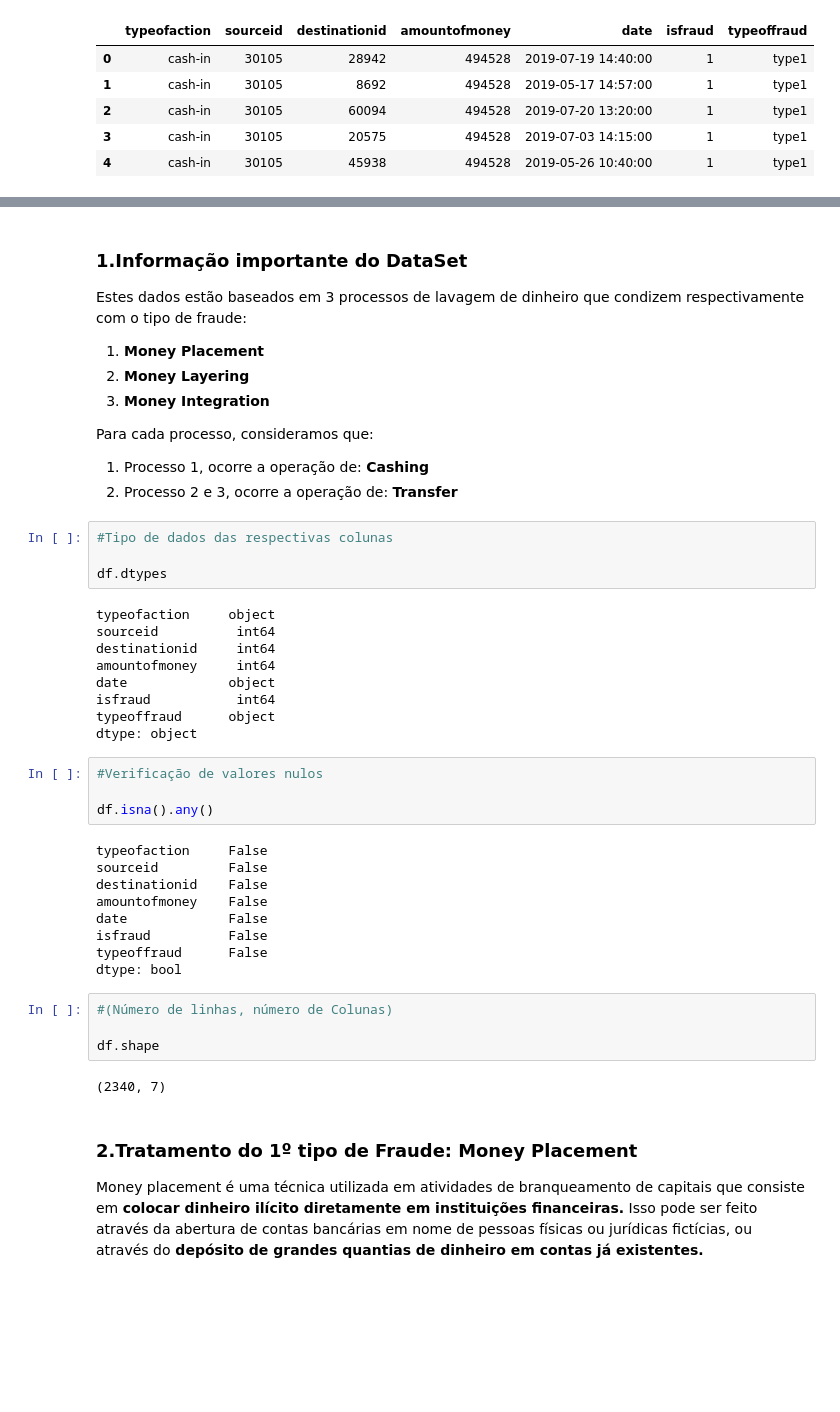
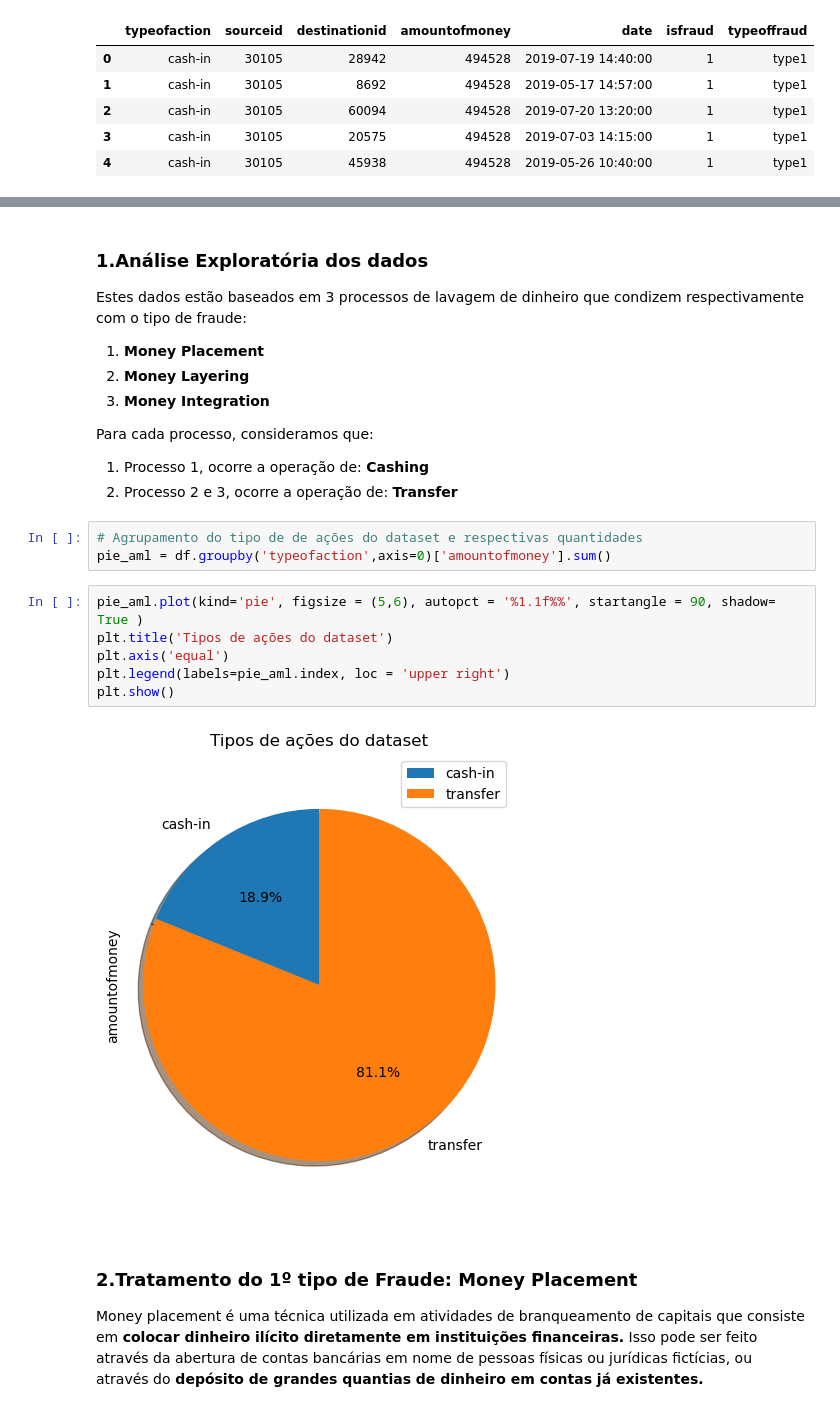
Before and after one commit to kevinTohounke/trabalhoDeConclusaoDeCurso, a Jupyter notebook: Money_laundering.ipynb, the cells around one changed output, grey strips where cells are left out. Saved outputs shown, nothing was run; the diff lists cells and outputs as text; blank space fills up the shorter version.

```diff
--- a/Money_laundering.ipynb
+++ b/Money_laundering.ipynb
@@ -15,5 +48,5 @@ df.head()
 # %% [markdown]
-<h3> 1.Informação importante do DataSet </h3>
+<h3> 1.Análise Exploratória dos dados </h3>
 <p>Estes dados estão baseados em 3 processos de lavagem de dinheiro que condizem respectivamente com o tipo de fraude: </p>
 <ol>
 <li> <strong> Money Placement </strong> </li>
@@ -26,38 +59,17 @@ df.head()
     <li> Processo 1, ocorre a operação de: <strong> Cashing  </strong>  </li>
     <li> Processo 2 e 3, ocorre a operação de: <strong> Transfer  </strong>  </li>
     </ol>
-# %%
-#Tipo de dados das respectivas colunas
-
-df.dtypes
-# %% [output]
-typeofaction     object
-sourceid          int64
-destinationid     int64
-amountofmoney     int64
-date             object
-isfraud           int64
-typeoffraud      object
-dtype: object
-# %%
-#Verificação de valores nulos
-
-df.isna().any()
-# %% [output]
-typeofaction     False
-sourceid         False
-destinationid    False
-amountofmoney    False
-date             False
-isfraud          False
-typeoffraud      False
-dtype: bool
-# %%
-#(Número de linhas, número de Colunas)
-
-df.shape
-# %% [output]
-(2340, 7)
+# %%
+# Agrupamento do tipo de de ações do dataset e respectivas quantidades
+pie_aml = df.groupby('typeofaction',axis=0)['amountofmoney'].sum()
+# %%
+pie_aml.plot(kind='pie', figsize = (5,6), autopct = '%1.1f%%', startangle = 90, shadow= True )
+plt.title('Tipos de ações do dataset')
+plt.axis('equal')
+plt.legend(labels=pie_aml.index, loc = 'upper right')
+plt.show()
+# %% [output]
+[figure, added]
 # %% [markdown]
 <h3> 2.Tratamento do 1º tipo de Fraude: Money Placement </h3>
 <p> Money placement é uma técnica utilizada em atividades de branqueamento de capitais que consiste em <strong>colocar dinheiro ilícito diretamente em instituições financeiras.</strong> Isso pode ser feito através da abertura de contas bancárias em nome de pessoas físicas ou jurídicas fictícias, ou através do<strong> depósito de grandes quantias de dinheiro em contas já existentes.</strong>
```
Also changed, not shown: parts of 5 cells of this notebook.
